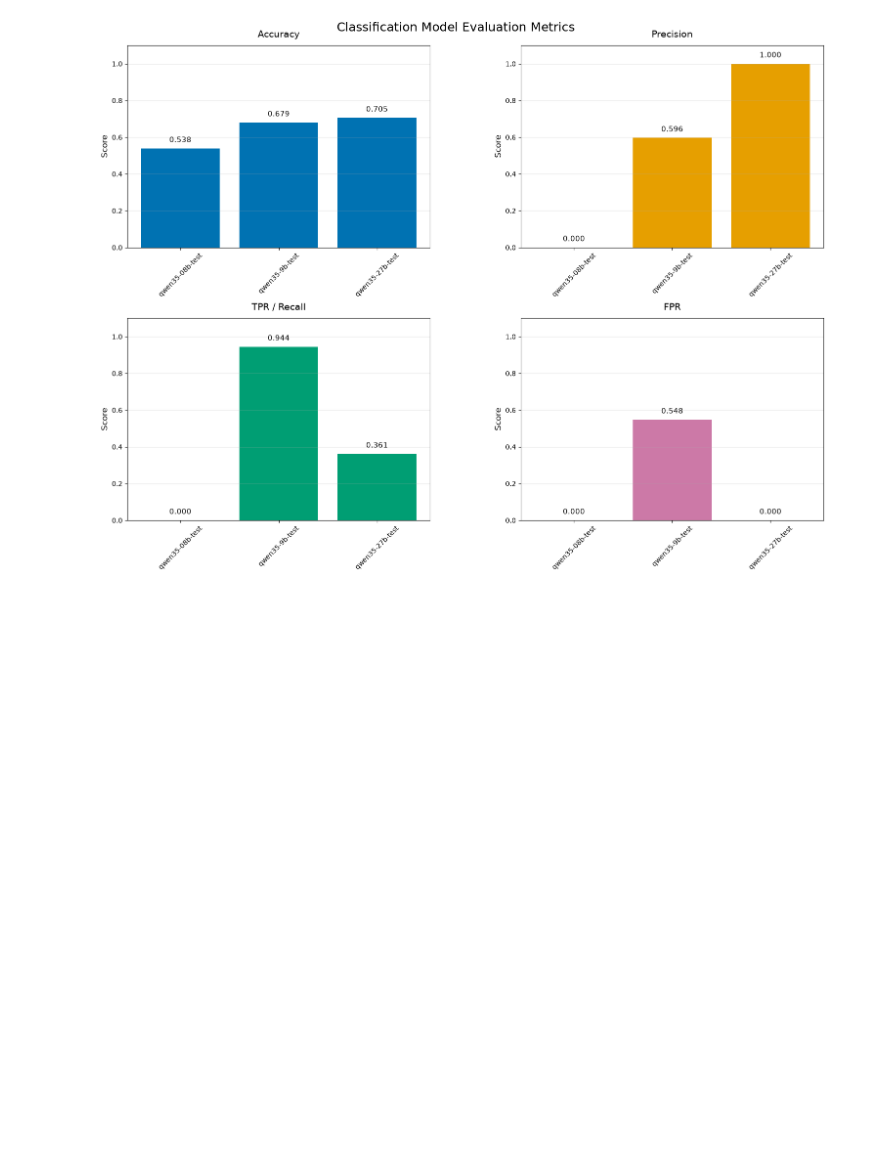
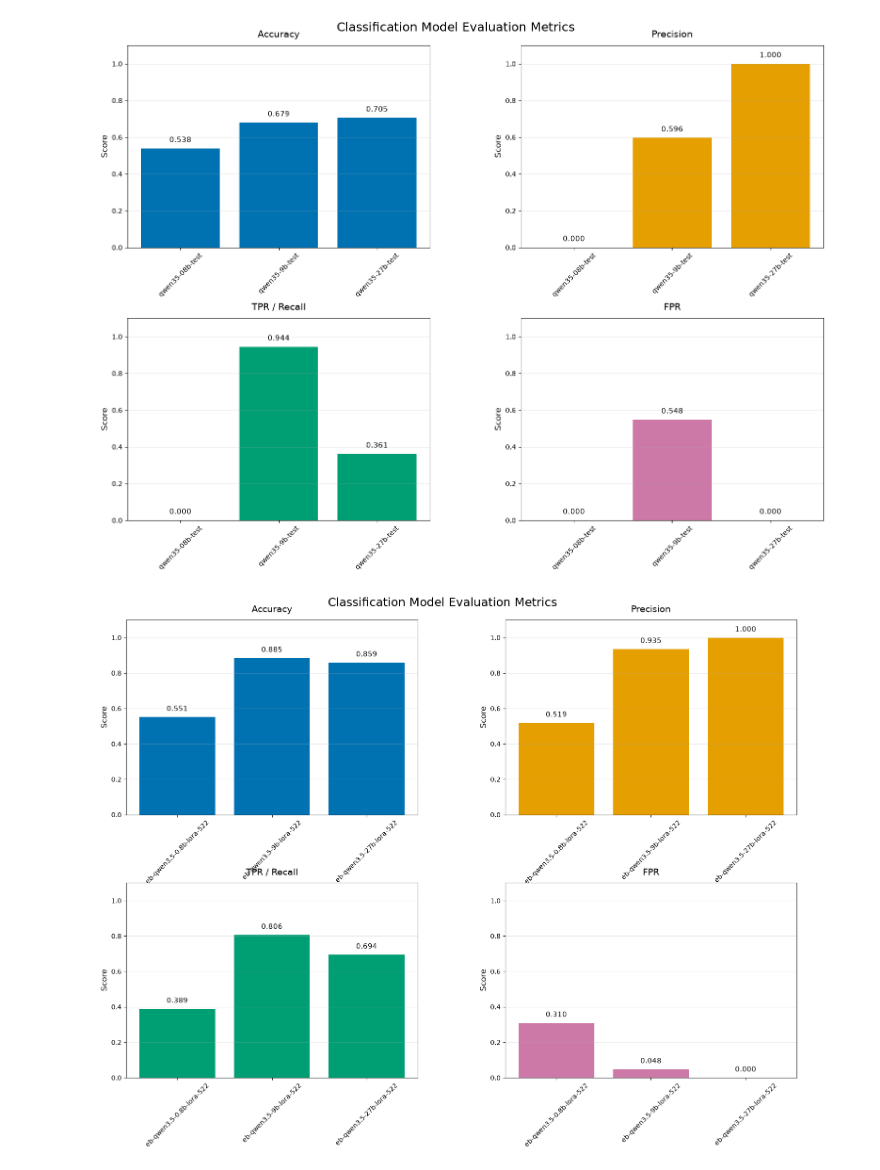
Before and after one commit to mkPuzon/local-llm-fine-tuning, a Jupyter notebook: notebooks/compare_results.ipynb, the cells around one changed output. Saved outputs shown, nothing was run; the diff lists cells and outputs as text; code cells hidden in the pictures; blank space fills up the shorter version.

```diff
--- a/notebooks/compare_results.ipynb
+++ b/notebooks/compare_results.ipynb
@@ -245,3 +245,12 @@ plot_model_metrics([
 ])
 # %% [output]
 [figure]
+# %%
+# For fine-tuned models!
+plot_model_metrics([
+    "eb-qwen3.5-0.8b-lora-522",
+    "eb-qwen3.5-9b-lora-522",
+    "eb-qwen3.5-27b-lora-522",
+])
+# %% [output]
+[figure, added]
```
Also changed, not shown: parts of 1 cell of this notebook, 6 other files.
